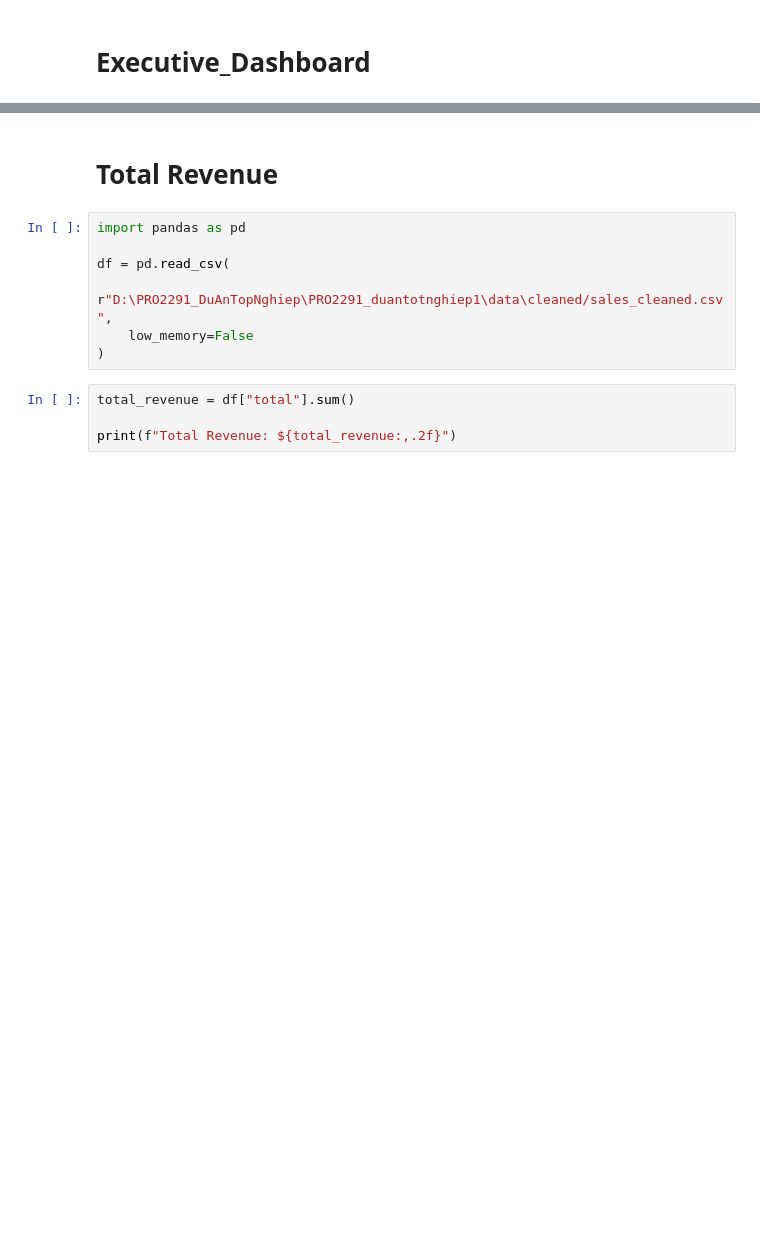
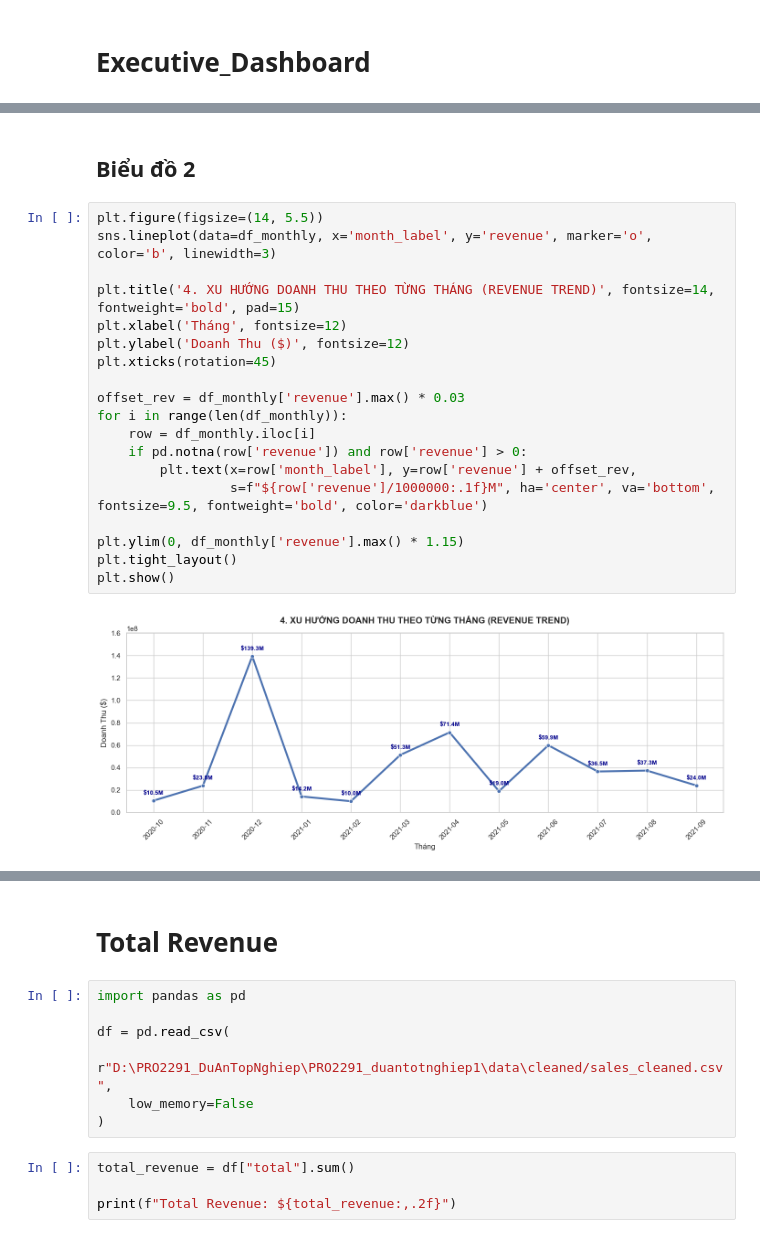
Before and after one commit to fanta2k5/PRO2291_duantotnghiep1, a Jupyter notebook: notebooks/Visualization/executive_dashboard.ipynb, the cells around one changed output, grey strips where cells are left out. Saved outputs shown, nothing was run; the diff lists cells and outputs as text; blank space fills up the shorter version.

```diff
--- a/notebooks/Visualization/executive_dashboard.ipynb
+++ b/notebooks/Visualization/executive_dashboard.ipynb
@@ -431,0 +260,23 @@ plt.show()
+# %% [markdown]
+## Biểu đồ 2
+# %%
+plt.figure(figsize=(14, 5.5))
+sns.lineplot(data=df_monthly, x='month_label', y='revenue', marker='o', color='b', linewidth=3)
+
+plt.title('4. XU HƯỚNG DOANH THU THEO TỪNG THÁNG (REVENUE TREND)', fontsize=14, fontweight='bold', pad=15)
+plt.xlabel('Tháng', fontsize=12)
+plt.ylabel('Doanh Thu ($)', fontsize=12)
+plt.xticks(rotation=45)
+
+offset_rev = df_monthly['revenue'].max() * 0.03
+for i in range(len(df_monthly)):
+    row = df_monthly.iloc[i]
+    if pd.notna(row['revenue']) and row['revenue'] > 0:
+        plt.text(x=row['month_label'], y=row['revenue'] + offset_rev,
+                 s=f"${row['revenue']/1000000:.1f}M", ha='center', va='bottom', fontsize=9.5, fontweight='bold', color='darkblue')
+
+plt.ylim(0, df_monthly['revenue'].max() * 1.15)
+plt.tight_layout()
+plt.show()
+# %% [output]
+[figure, added]
```
Also changed, not shown: parts of 20 cells of this notebook.
